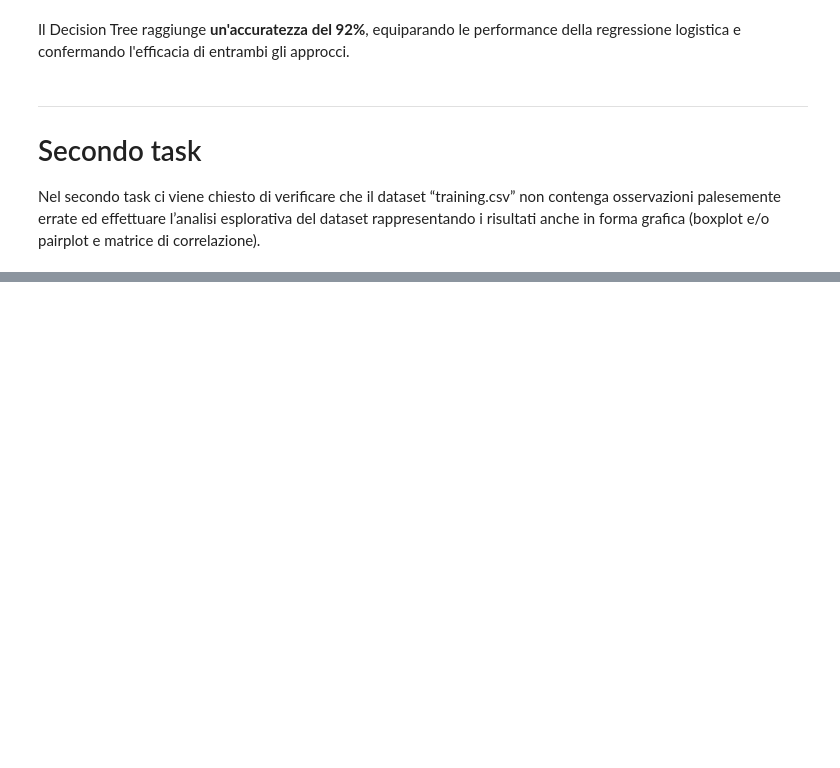
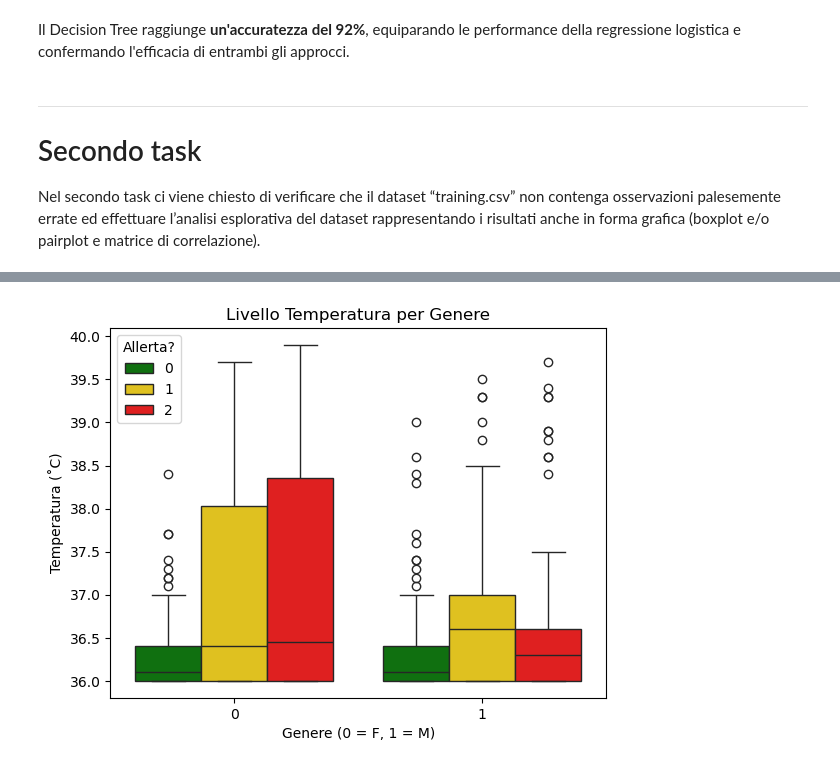
Before and after one commit to ScappaMarco/MachineLearningClassificator, a Jupyter notebook: tasks/progettoML.ipynb, the cells around one changed output, grey strips where cells are left out. Saved outputs shown, nothing was run; the diff lists cells and outputs as text; code cells hidden in the pictures; blank space fills up the shorter version.

```diff
--- a/tasks/progettoML.ipynb
+++ b/tasks/progettoML.ipynb
@@ -298,0 +923,8 @@ Nel secondo task ci viene chiesto di verificare che il dataset “training.csv
+# %%
+sns.boxplot(data=tr_clean, hue ="Allerta?", x="Genere", y="Temperatura", palette={0: "green", 1:"gold", 2:"red"})
+plt.title("Livello Temperatura per Genere")
+plt.xlabel("Genere (0 = F, 1 = M)")
+plt.ylabel("Temperatura (˚C)")
+plt.show()
+# %% [output]
+[figure, added]
```
Also changed, not shown: parts of 110 cells of this notebook.
